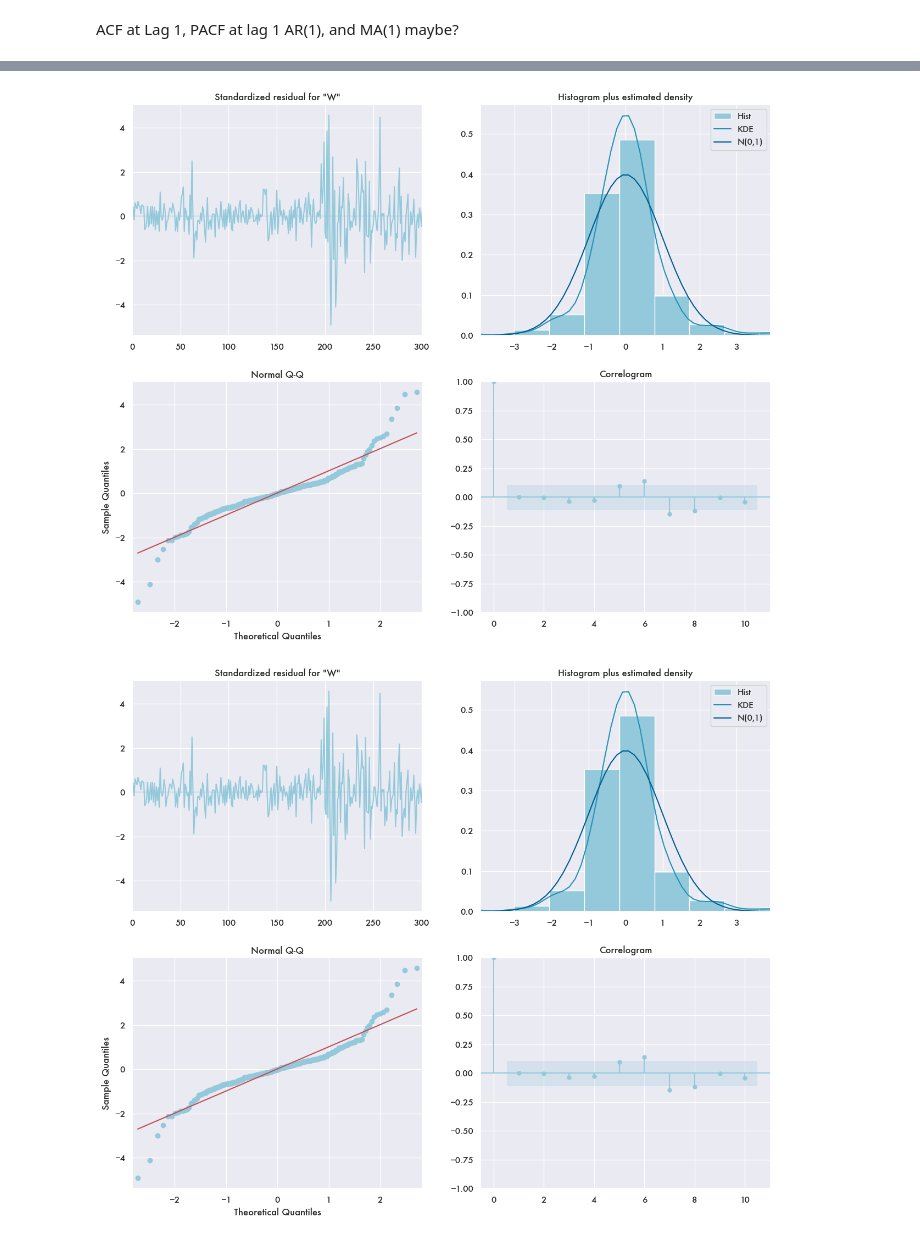
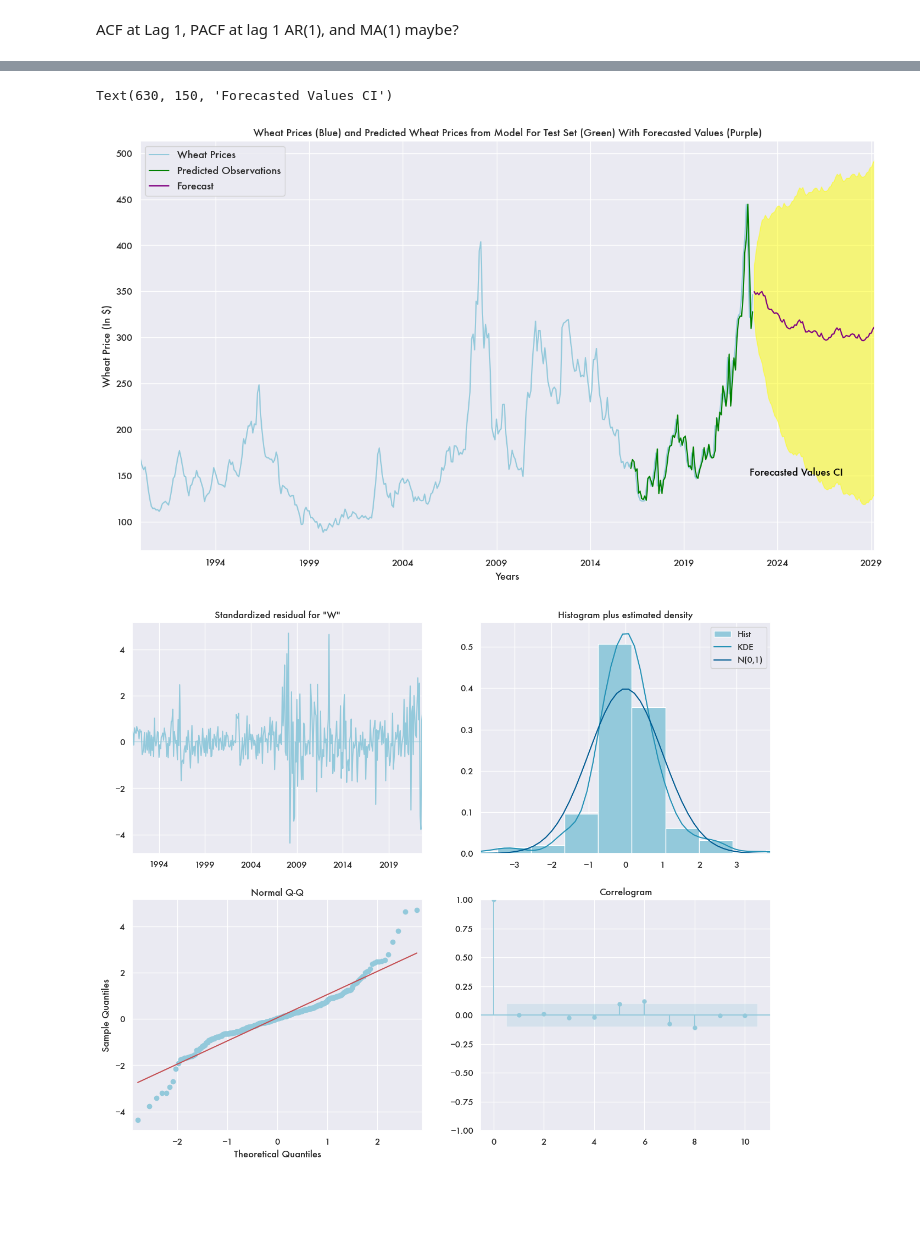
Before and after one commit to dhruv-pandit/time-series-project, a Jupyter notebook: Code:Notebooks/notebook_analysis_dhruv.ipynb, the cells around one changed output, grey strips where cells are left out. Drawn from its saved outputs; the diff is of its cells as text; code cells hidden in the pictures; blank space fills up the shorter version.

```diff
--- a/Code:Notebooks/notebook_analysis_dhruv.ipynb
+++ b/Code:Notebooks/notebook_analysis_dhruv.ipynb
@@ -51,7 +51,8 @@ Check for seasonality in our data, by plotting ACF of seasonal component. Season
 decomp_results = seasonal_decompose(df_wheat_train['Wheat_Price'], period=12)
 
 # Plot decomposed data
-plt.rcParams["figure.figsize"] = (10,15)
-decomp_results.plot()
+plt.rcParams["figure.figsize"] = (16,12)
+decomp_results.seasonal.plot()
+plt.title('Seasonal Component Of Wheat Prices')
 plt.show()
 # %% [output]
@@ -370,0 +345,4 @@ Warnings:
+# %%
+df_wheat_co = df_wheat.copy()
+df_wheat_co.set_index('observation_date', inplace=True)
+df_wheat_co
@@ -370,0 +364,3 @@ Warnings:
+# %%
+model_auto_2 = SARIMAX(df_wheat_co["Wheat_Price"], order=(2, 1, 2), seasonal_order=(1, 1, 2, 12)).fit()
+#model_auto_2 = SARIMAX(df_wheat_co["Wheat_Price"], order=(1, 1, 1), seasonal_order=(1, 0, 1, 12)).fit()
@@ -371,5 +424,21 @@ Warnings:
+# %%
+forecast_values = model_auto_2.get_forecast(steps=(392-314))
+forecast_ci = forecast_values.conf_int()
+ax = df_wheat_co['Wheat_Price'].plot(figsize=(16, 9), label = 'Wheat Prices')
+pred.plot(ax = ax, color = 'green', label = 'Predicted Observations')
+ax.set_title('Wheat Prices (Blue) and Predicted Wheat Prices from Model For Test Set (Green) With Forecasted Values (Purple)')
+ax.set_xlabel('Years')
+ax.set_ylabel('Wheat Price (In $)')
+forecast_values.predicted_mean.plot(ax=ax, label='Forecast', grid=True, color = 'purple')
+ax.fill_between(forecast_ci.index,
+                forecast_ci.iloc[: , 0],
+                forecast_ci.iloc[: , 1], color='yellow', alpha = .5)
+plt.legend(loc='upper left', prop={'size': 12})
+ax.text(630, 150, 'Forecasted Values CI', fontsize=12,  color='black')
+# %% [output]
+Text(630, 150, 'Forecasted Values CI')
+[figure, added]
 # %%
-model_final.plot_diagnostics(figsize=(15,12))
+diagnostics = model_auto_2.plot_diagnostics(figsize=(15,12))
 # %% [output]
-[figure, old version]
+[figure, new version]
-[figure, removed]
```
Also changed, not shown: parts of 19 cells of this notebook, 4 other files.
